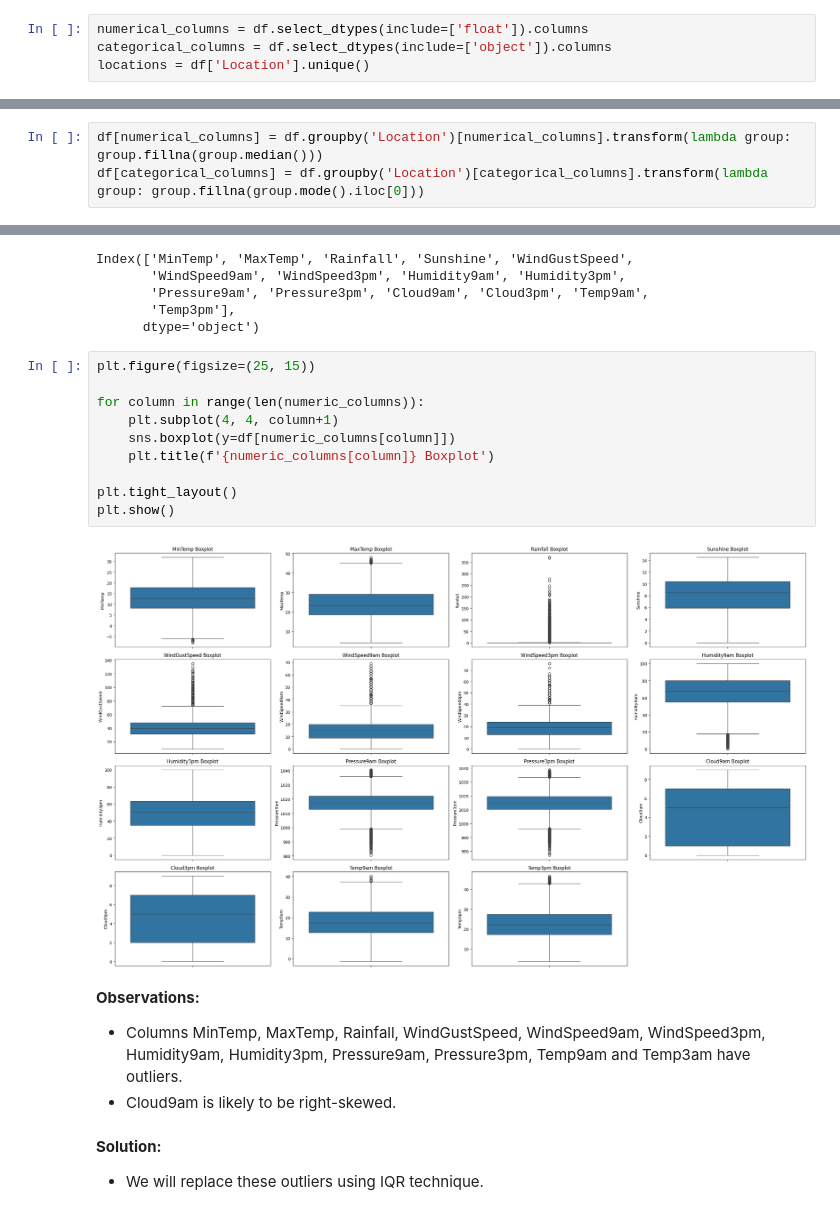
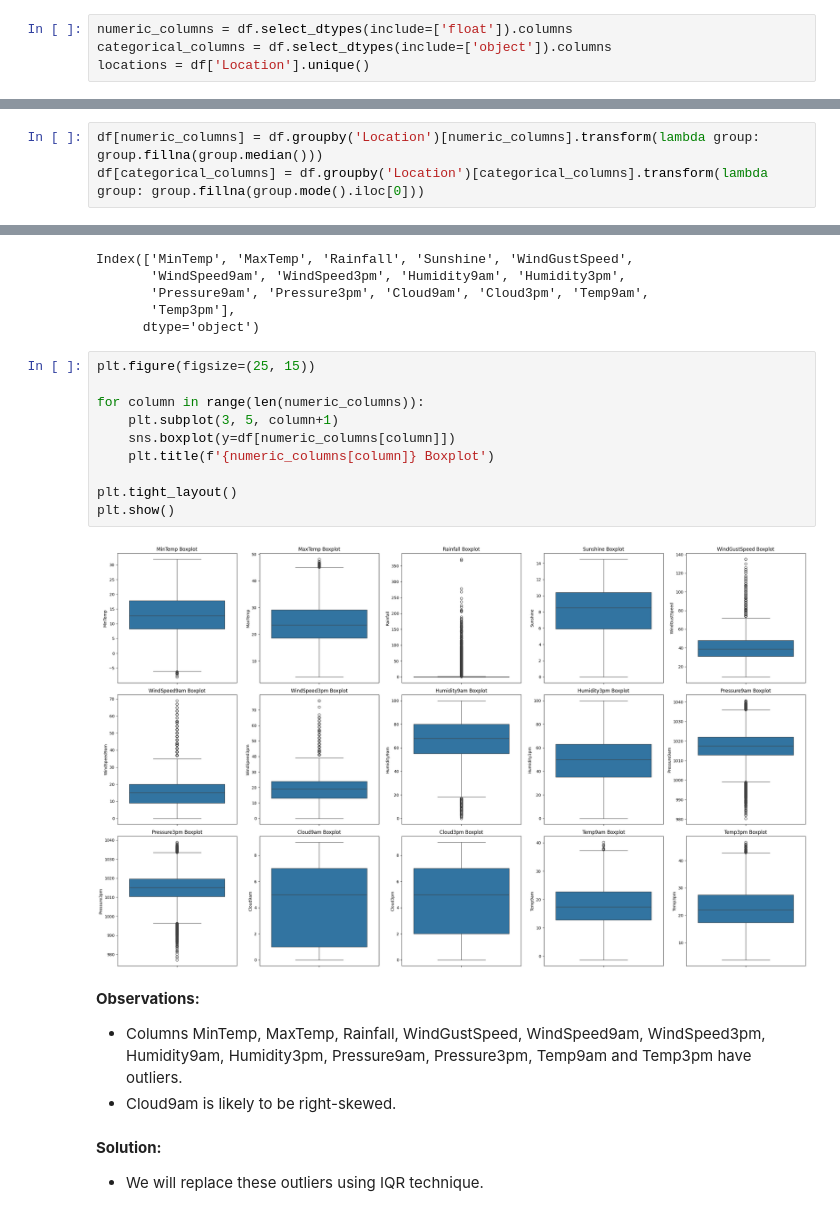
Before and after one commit to dzungpnguyen/rain-in-australia, a Jupyter notebook: data_exploration_analysis.ipynb, the cells around one changed output, grey strips where cells are left out. Drawn from its saved outputs; the diff is of its cells as text.

Commit message:
detect and replace outliers

```diff
--- a/data_exploration_analysis.ipynb
+++ b/data_exploration_analysis.ipynb
@@ -113,7 +113,7 @@ plt.show()
 # %% [markdown]
 ### **Impute NaN values using median / mode grouped by Location**
 # %%
-numerical_columns = df.select_dtypes(include=['float']).columns
+numeric_columns = df.select_dtypes(include=['float']).columns
 categorical_columns = df.select_dtypes(include=['object']).columns
 locations = df['Location'].unique()
 # %%
@@ -149,7 +149,7 @@ List of unique locations:
  'Walpole' 'Hobart' 'Launceston' 'AliceSprings' 'Darwin' 'Katherine'
  'Uluru']
 # %%
-df[numerical_columns] = df.groupby('Location')[numerical_columns].transform(lambda group: group.fillna(group.median()))
+df[numeric_columns] = df.groupby('Location')[numeric_columns].transform(lambda group: group.fillna(group.median()))
 df[categorical_columns] = df.groupby('Location')[categorical_columns].transform(lambda group: group.fillna(group.mode().iloc[0]))
 # %%
 print('Number of missing values after transformation:')
@@ -770,18 +770,18 @@ Index(['MinTemp', 'MaxTemp', 'Rainfall', 'Sunshine', 'WindGustSpeed',
 # %%
 plt.figure(figsize=(25, 15))
 
 for column in range(len(numeric_columns)):
-    plt.subplot(4, 4, column+1)
+    plt.subplot(3, 5, column+1)
     sns.boxplot(y=df[numeric_columns[column]])
     plt.title(f'{numeric_columns[column]} Boxplot')
 
 plt.tight_layout()
 plt.show()
 # %% [output]
-[figure, old version]
+[figure, new version]
 # %% [markdown]
 **Observations:**
-- Columns MinTemp, MaxTemp, Rainfall, WindGustSpeed, WindSpeed9am, WindSpeed3pm, Humidity9am, Humidity3pm, Pressure9am, Pressure3pm, Temp9am and Temp3am have outliers.
+- Columns MinTemp, MaxTemp, Rainfall, WindGustSpeed, WindSpeed9am, WindSpeed3pm, Humidity9am, Humidity3pm, Pressure9am, Pressure3pm, Temp9am and Temp3pm have outliers.
 - Cloud9am is likely to be right-skewed.
 # %% [markdown]
 **Solution:**
```
Also changed, not shown: parts of 7 cells of this notebook.
